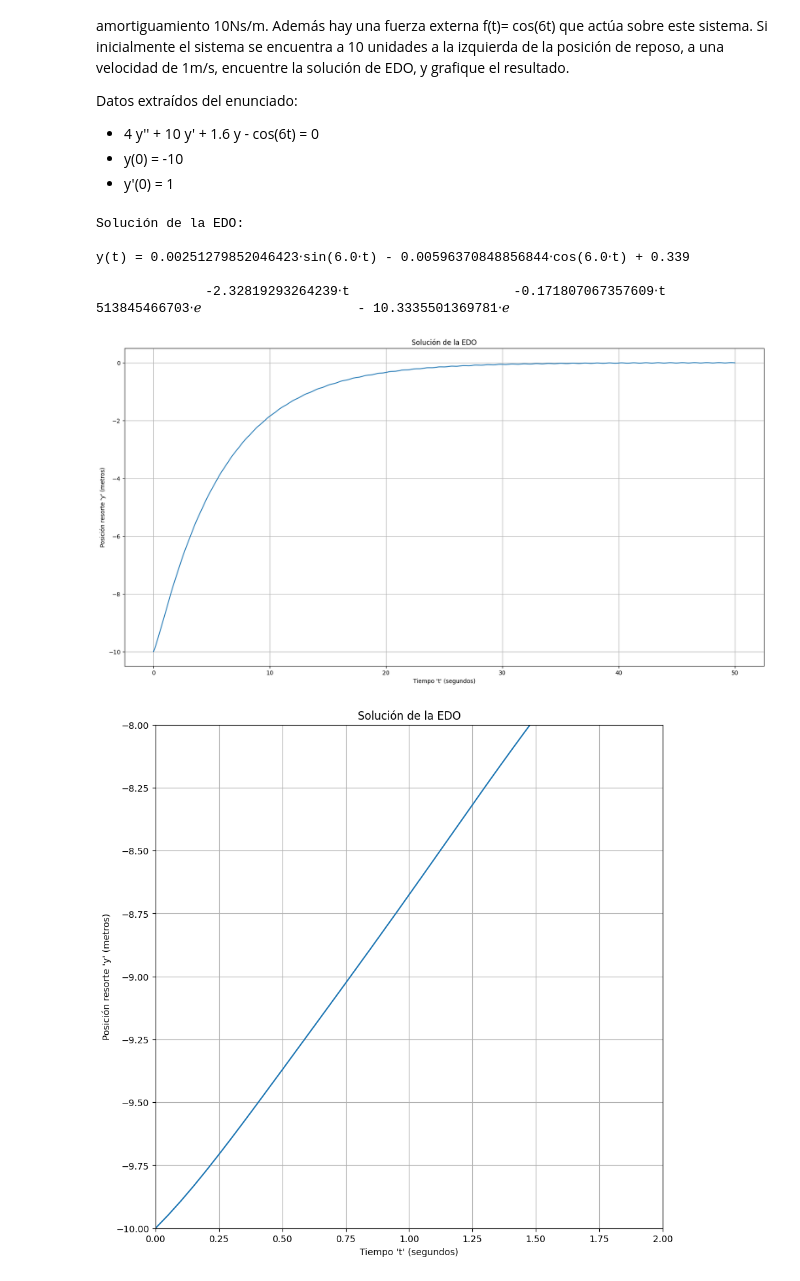
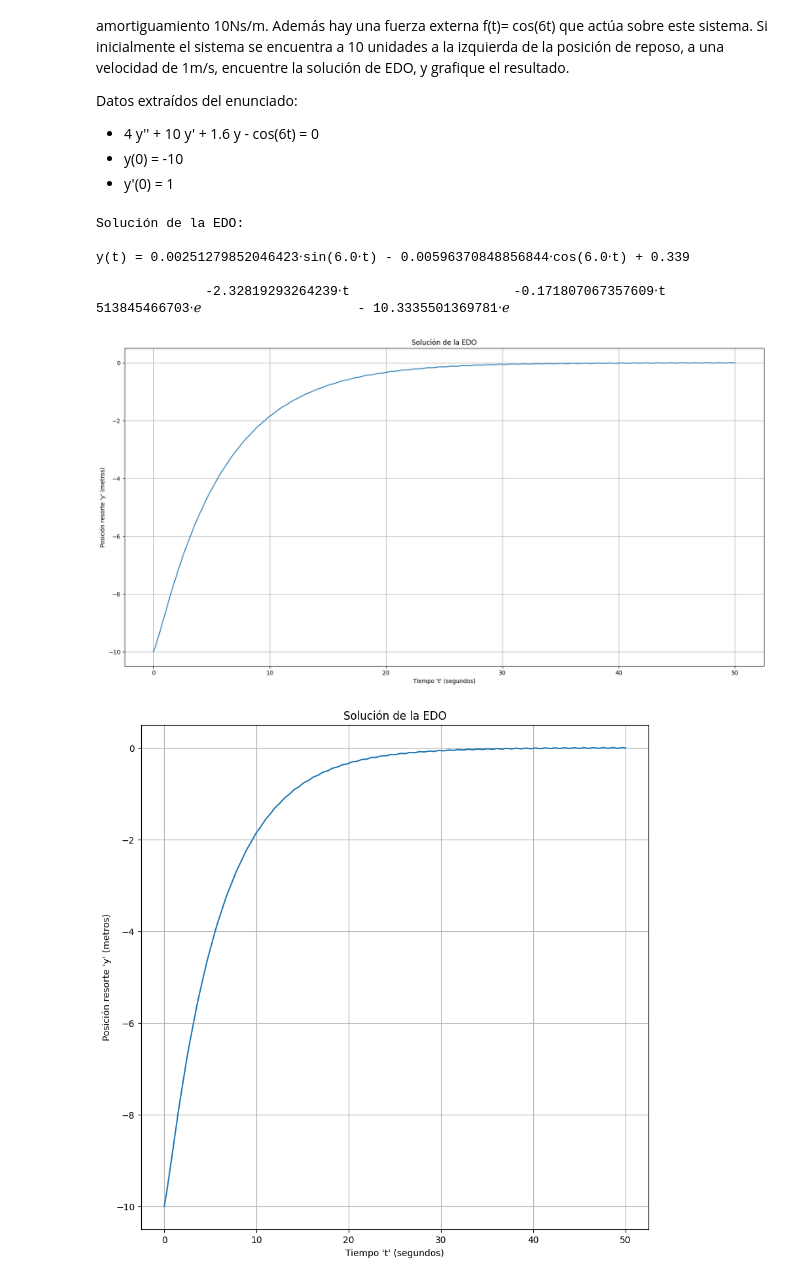
Before and after one commit to Tatoloops/PublicRepository, a Jupyter notebook: Python/Notebooks/ProblemaED.ipynb, the cells around one changed output. Saved outputs shown, nothing was run; the diff lists cells and outputs as text; code cells hidden in the pictures.

```diff
--- a/Python/Notebooks/ProblemaED.ipynb
+++ b/Python/Notebooks/ProblemaED.ipynb
@@ -124,32 +124,39 @@ plt.ylabel('Posición resorte \'y\' (metros)')
 plt.grid(True)
 plt.show()
 
+plt.figure(figsize=(10, 10))
+plt.plot(t_values, y_values)
+plt.title('Solución de la EDO')
+plt.xlabel('Tiempo \'t\' (segundos)')
+plt.ylabel('Posición resorte \'y\' (metros)')
+plt.grid(True)
+plt.show()
 
 plt.figure(figsize=(10, 10))
 plt.plot(t_values, y_values)
 plt.xlim(0, 2)
 plt.ylim(-10, -8)
 plt.title('Solución de la EDO')
 plt.xlabel('Tiempo \'t\' (segundos)')
 plt.ylabel('Posición resorte \'y\' (metros)')
 plt.grid(True)
 plt.show()
 
 plt.figure(figsize=(10, 10))
 plt.plot(t_values, y_values)
 plt.xlim(28, 30)
 plt.ylim(-1.5, 0.5)
 plt.title('Solución de la EDO')
 plt.xlabel('Tiempo \'t\' (segundos)')
 plt.ylabel('Posición resorte \'y\' (metros)')
 plt.grid(True)
 plt.show()
 # %% [output]
 Solución de la EDO:
 
 y(t) = 0.00251279852046423⋅sin(6.0⋅t) - 0.00596370848856844⋅cos(6.0⋅t) + 0.339
 
               -2.32819293264239⋅t                     -0.171807067357609⋅t
 513845466703⋅ℯ                    - 10.3335501369781⋅ℯ
 [figure]
-[figure, old version]
+[figure, new version]
```
Also changed, not shown: parts of 1 cell of this notebook.
